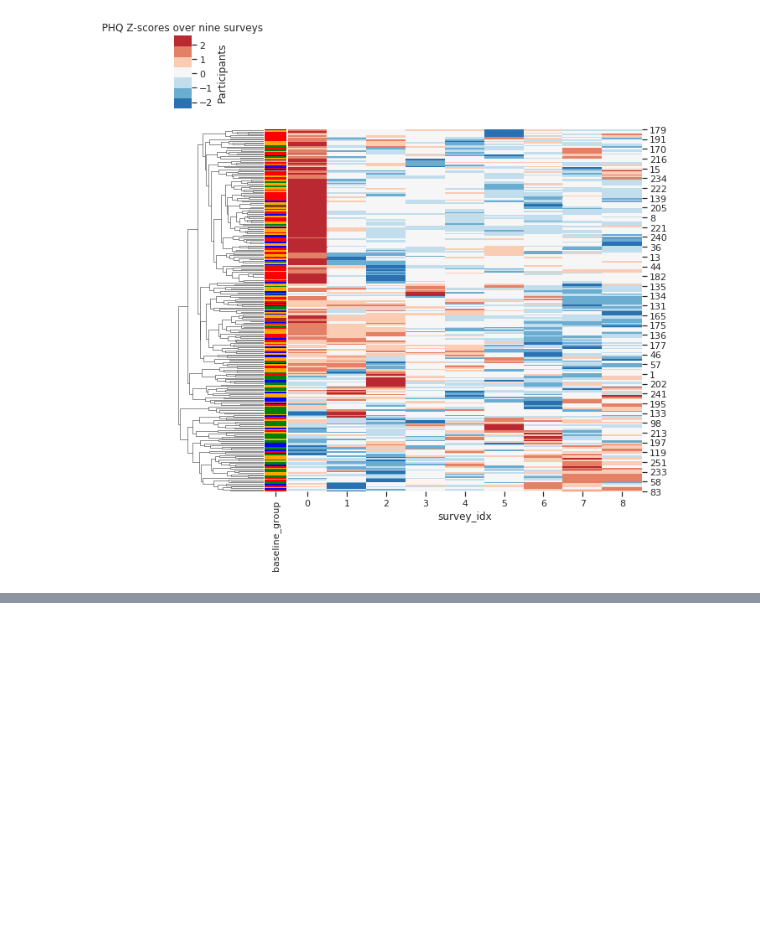
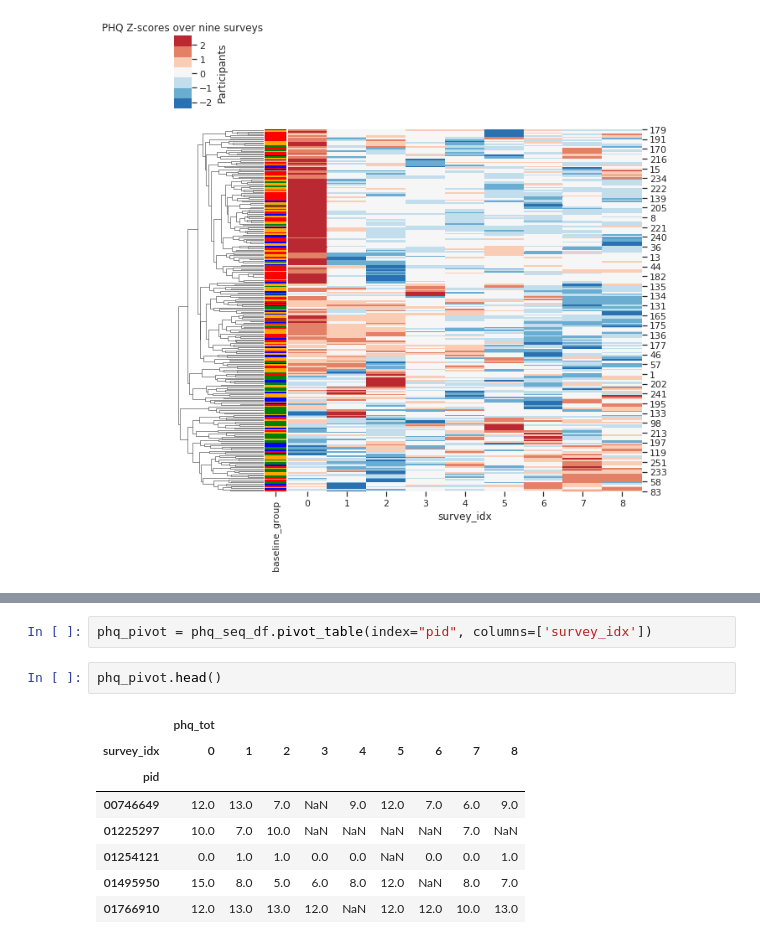
Before and after one commit to tliu526/lifesense, a Jupyter notebook: lifesense_over_time.ipynb, the cells around one changed output, grey strips where cells are left out. Saved outputs shown, nothing was run; the diff lists cells and outputs as text; blank space fills up the shorter version.

```diff
--- a/lifesense_over_time.ipynb
+++ b/lifesense_over_time.ipynb
@@ -291,0 +305,13 @@ plt.show()
+# %%
+phq_pivot = phq_seq_df.pivot_table(index="pid", columns=['survey_idx'])
+# %%
+phq_pivot.head()
+# %% [output]
+|  | phq_tot |  |  |  |  |  |  |  |  |
+| survey_idx | 0 | 1 | 2 | 3 | 4 | 5 | 6 | 7 | 8 |
+| pid |  |  |  |  |  |  |  |  |  |
+| 00746649 | 12.0 | 13.0 | 7.0 | NaN | 9.0 | 12.0 | 7.0 | 6.0 | 9.0 |
+| 01225297 | 10.0 | 7.0 | 10.0 | NaN | NaN | NaN | NaN | 7.0 | NaN |
+| 01254121 | 0.0 | 1.0 | 1.0 | 0.0 | 0.0 | NaN | 0.0 | 0.0 | 1.0 |
+| 01495950 | 15.0 | 8.0 | 5.0 | 6.0 | 8.0 | 12.0 | NaN | 8.0 | 7.0 |
+| 01766910 | 12.0 | 13.0 | 13.0 | 12.0 | NaN | 12.0 | 12.0 | 10.0 | 13.0 |
```
Also changed, not shown: parts of 22 cells of this notebook.
